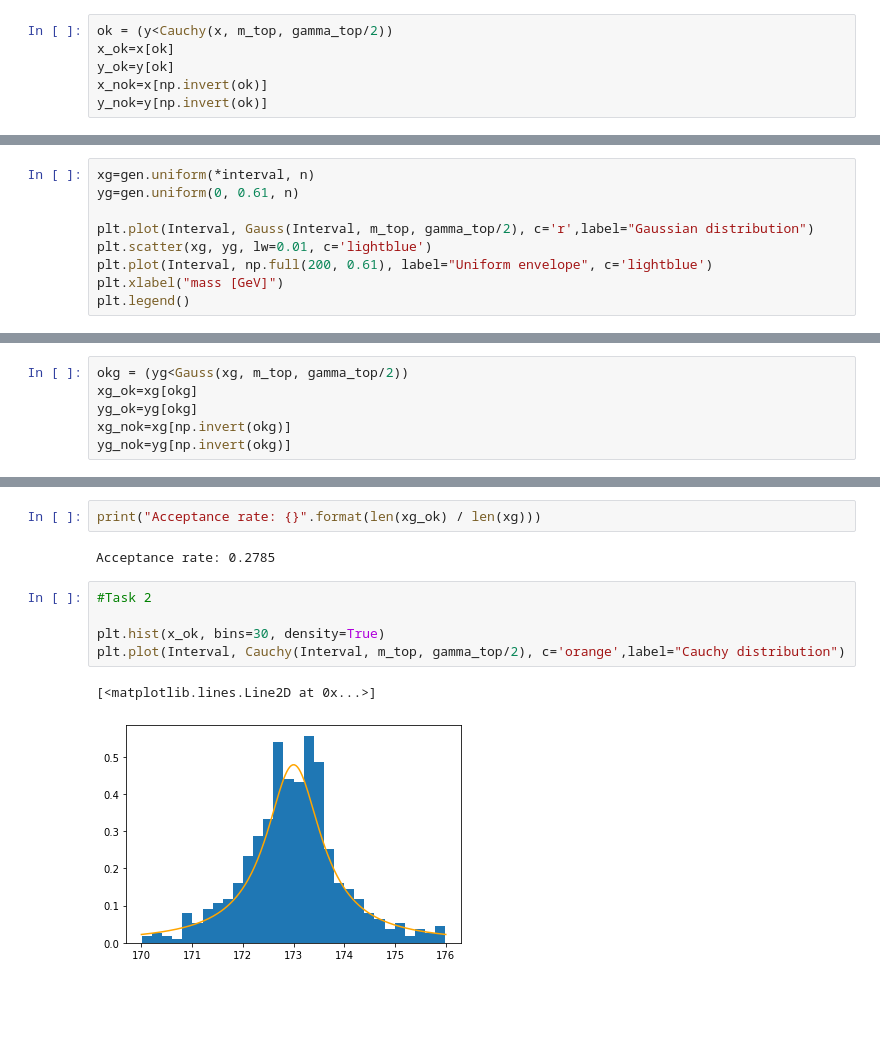
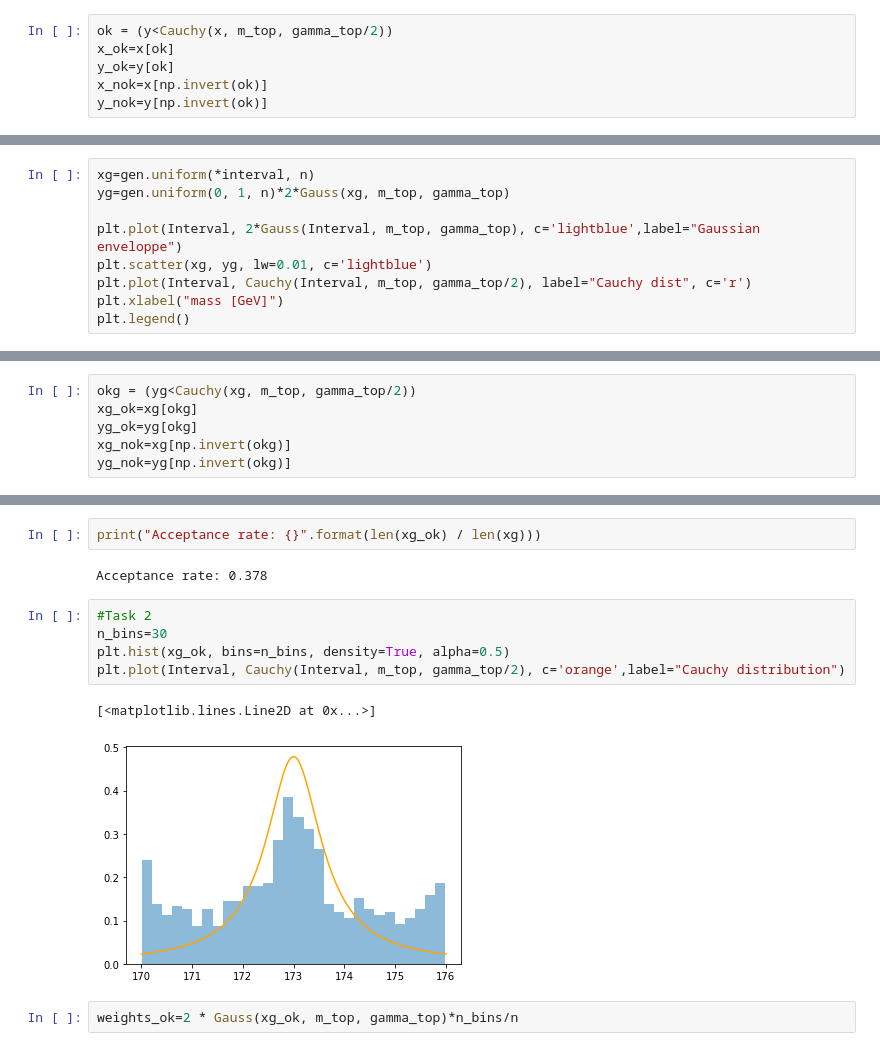
Before and after one commit to antoninvapa/M-thodStat, a Jupyter notebook: Sheet 3/sheet03.ipynb, the cells around one changed output, grey strips where cells are left out. Saved outputs shown, nothing was run; the diff lists cells and outputs as text; blank space fills up the shorter version.

```diff
--- a/Sheet 3/sheet03.ipynb
+++ b/Sheet 3/sheet03.ipynb
@@ -68,10 +62,10 @@ plt.legend()
 # %%
 xg=gen.uniform(*interval, n)
-yg=gen.uniform(0, 0.61, n)
+yg=gen.uniform(0, 1, n)*2*Gauss(xg, m_top, gamma_top)
 
-plt.plot(Interval, Gauss(Interval, m_top, gamma_top/2), c='r',label="Gaussian distribution")
+plt.plot(Interval, 2*Gauss(Interval, m_top, gamma_top), c='lightblue',label="Gaussian enveloppe")
 plt.scatter(xg, yg, lw=0.01, c='lightblue')
-plt.plot(Interval, np.full(200, 0.61), label="Uniform envelope", c='lightblue')
+plt.plot(Interval, Cauchy(Interval, m_top, gamma_top/2), label="Cauchy dist", c='r')
 plt.xlabel("mass [GeV]")
 plt.legend()
 # %% [output]
@@ -80,5 +74,5 @@ plt.legend()
 # %%
-okg = (yg<Gauss(xg, m_top, gamma_top/2))
+okg = (yg<Cauchy(xg, m_top, gamma_top/2))
 xg_ok=xg[okg]
 yg_ok=yg[okg]
 xg_nok=xg[np.invert(okg)]
@@ -96,12 +90,14 @@ plt.legend()
 # %%
 print("Acceptance rate: {}".format(len(xg_ok) / len(xg)))
 # %% [output]
-Acceptance rate: 0.2785
+Acceptance rate: 0.378
 # %%
 #Task 2
-
-plt.hist(x_ok, bins=30, density=True)
+n_bins=30
+plt.hist(xg_ok, bins=n_bins, density=True, alpha=0.5)
 plt.plot(Interval, Cauchy(Interval, m_top, gamma_top/2), c='orange',label="Cauchy distribution")
 # %% [output]
 [<matplotlib.lines.Line2D at 0x...>]
-[figure, old version]
+[figure, new version]
+# %%
+weights_ok=2 * Gauss(xg_ok, m_top, gamma_top)*n_bins/n
```
Also changed, not shown: parts of 9 cells of this notebook.
